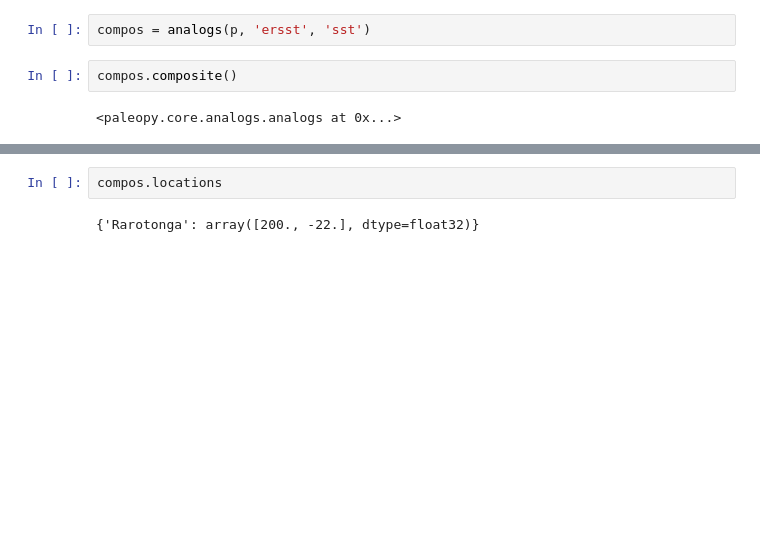
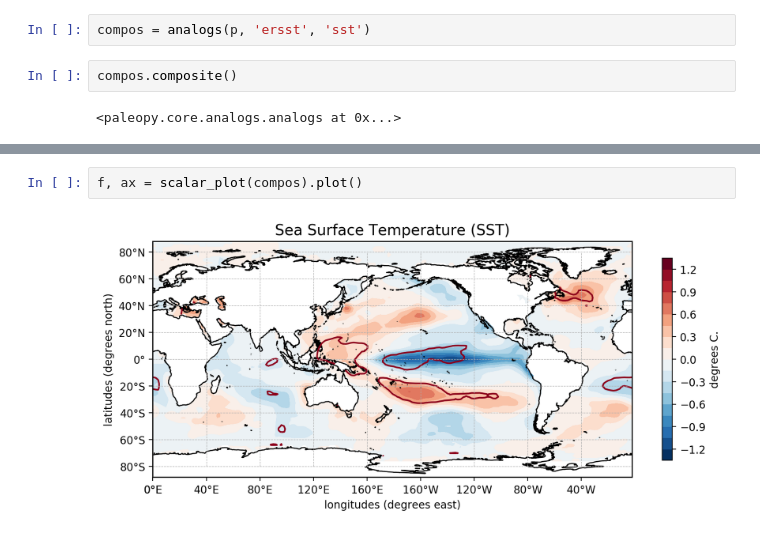
Before and after one commit to nicolasfauchereau/PICT_notebooks, a Jupyter notebook: notebooks/proxy.ipynb, the cells around one changed output, grey strips where cells are left out. Cells and saved outputs as stored; diff of their text form; blank space fills up the shorter version.

```diff
--- a/notebooks/proxy.ipynb
+++ b/notebooks/proxy.ipynb
@@ -411,4 +332,4 @@ ax.plot(200, -22, marker='D', markersize=8, transform=ccrs.PlateCarree())
-# %%
-compos.locations
-# %% [output]
-{'Rarotonga': array([200., -22.], dtype=float32)}
+# %%
+f, ax = scalar_plot(compos).plot()
+# %% [output]
+[figure, added]
```
Also changed, not shown: parts of 37 cells of this notebook.
